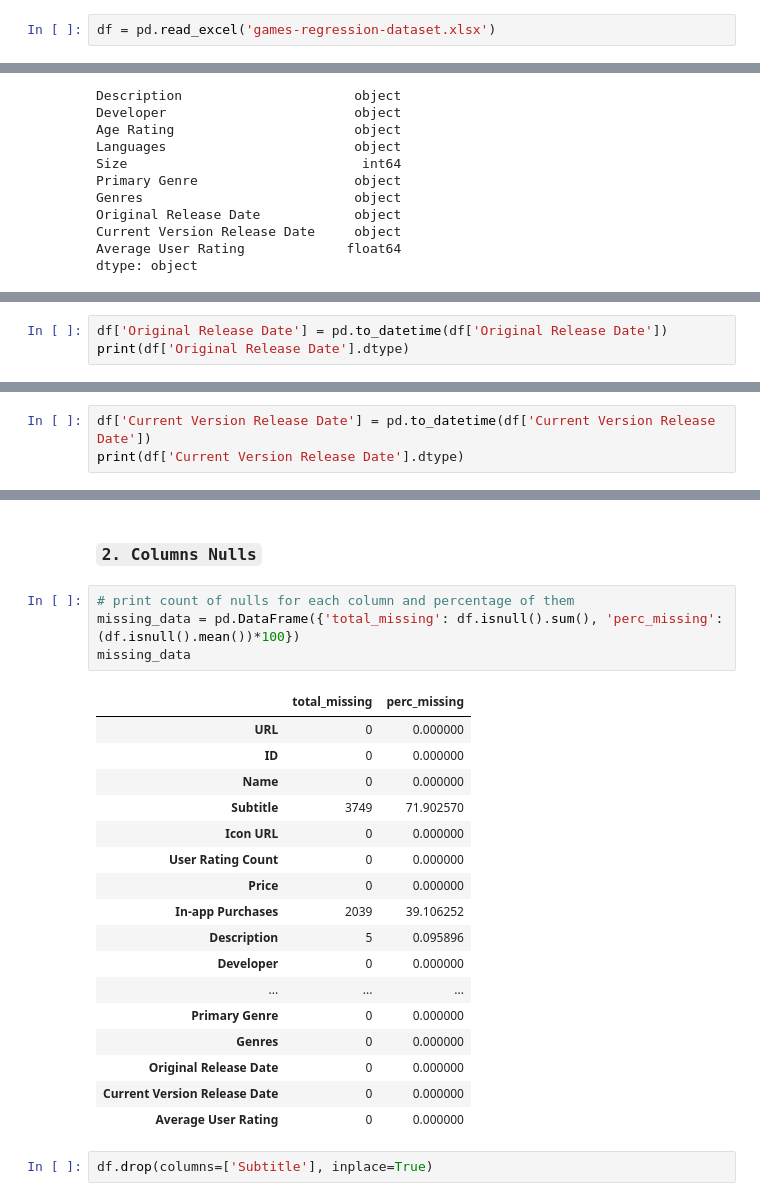
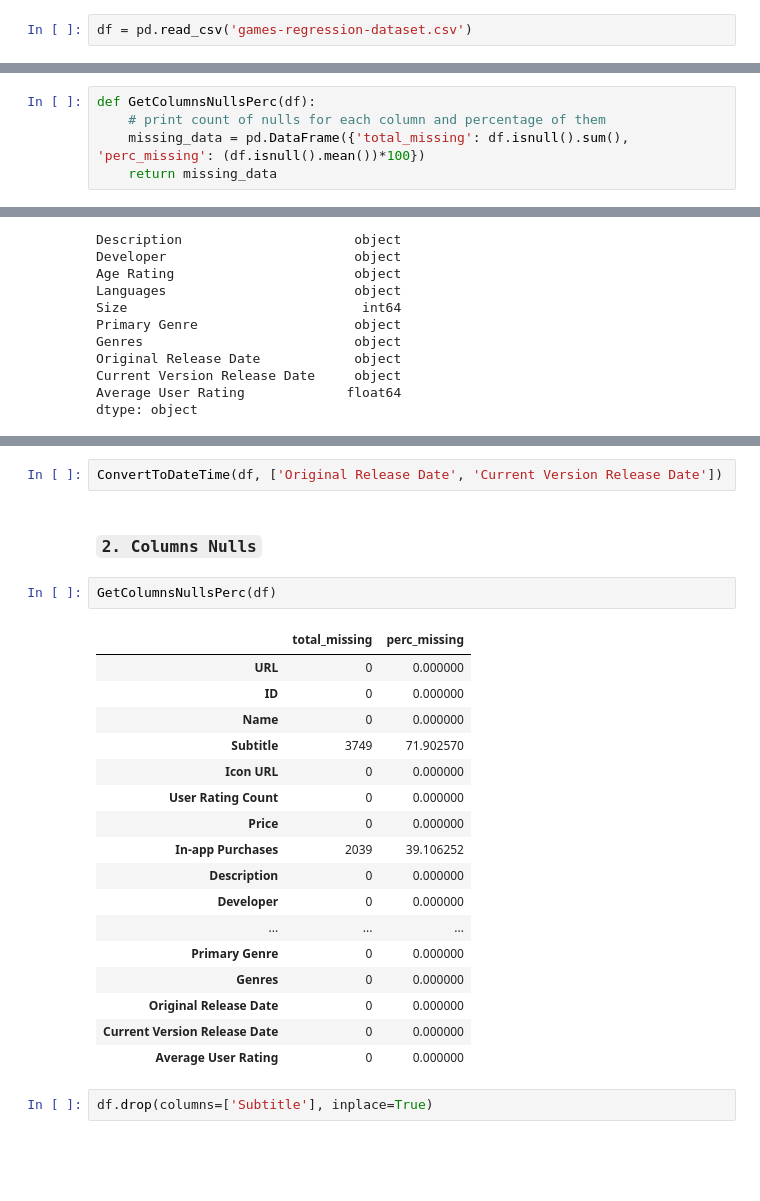
Before and after one commit to Abdelrhman-Sayed70/Game_Application_Success_Prediction, a Jupyter notebook: Milestone 1/Preprocessing/Game Success Prediction.ipynb, the cells around one changed output, grey strips where cells are left out. Drawn from its saved outputs; the diff is of its cells as text; blank space fills up the shorter version.

```diff
--- a/Milestone 1/Preprocessing/Game Success Prediction.ipynb
+++ b/Milestone 1/Preprocessing/Game Success Prediction.ipynb
@@ -9,4 +9,4 @@ import seaborn as sns
 #
 # Read Data
 # %%
-df = pd.read_excel('games-regression-dataset.xlsx')
+df = pd.read_csv('games-regression-dataset.csv')
@@ -25,0 +69,5 @@ df.shape
+# %%
+def GetColumnsNullsPerc(df):
+    # print count of nulls for each column and percentage of them
+    missing_data = pd.DataFrame({'total_missing': df.isnull().sum(), 'perc_missing': (df.isnull().mean())*100})
+    return missing_data
@@ -132,3 +195,0 @@ len(all_languages)
-# %%
-df['Original Release Date'] = pd.to_datetime(df['Original Release Date'])
-print(df['Original Release Date'].dtype)
@@ -137,3 +195,0 @@ datetime64[ns]
-# %%
-df['Current Version Release Date'] = pd.to_datetime(df['Current Version Release Date'])
-print(df['Current Version Release Date'].dtype)
@@ -151,21 +196,21 @@ Name: Original Release Date, dtype: datetime64[ns]
+# %%
+ConvertToDateTime(df, ['Original Release Date', 'Current Version Release Date'])
 # %% [markdown]
 ##
 ### `2. Columns Nulls`
 # %%
-# print count of nulls for each column and percentage of them
-missing_data = pd.DataFrame({'total_missing': df.isnull().sum(), 'perc_missing': (df.isnull().mean())*100})
-missing_data
+GetColumnsNullsPerc(df)
 # %% [output]
 |  | total_missing | perc_missing |
 | URL | 0 | 0.000000 |
 | ID | 0 | 0.000000 |
 | Name | 0 | 0.000000 |
 | Subtitle | 3749 | 71.902570 |
 | Icon URL | 0 | 0.000000 |
 | User Rating Count | 0 | 0.000000 |
 | Price | 0 | 0.000000 |
 | In-app Purchases | 2039 | 39.106252 |
-| Description | 5 | 0.095896 |
+| Description | 0 | 0.000000 |
 | Developer | 0 | 0.000000 |
 | ... | ... | ... |
 | Primary Genre | 0 | 0.000000 |
```
Also changed, not shown: parts of 73 cells of this notebook.
